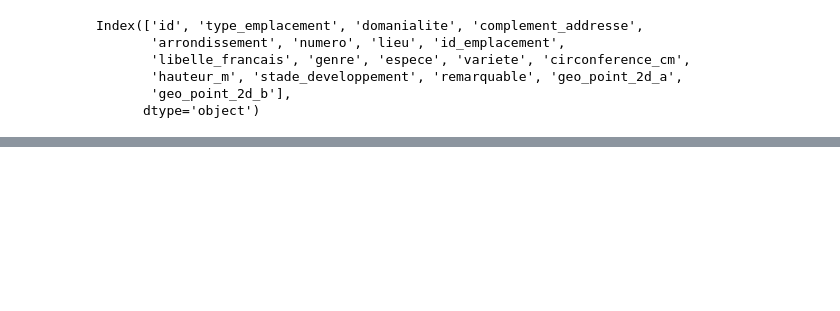
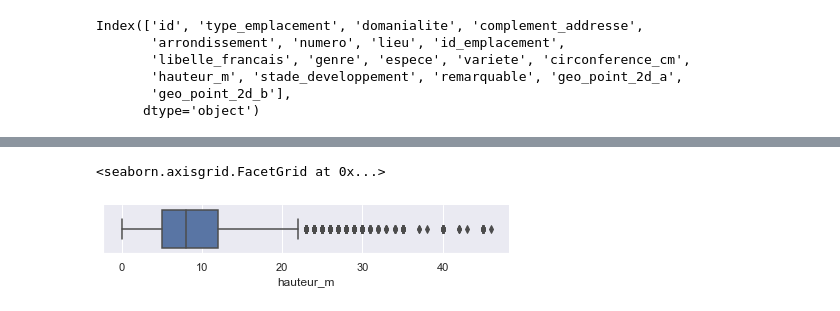
Before and after one commit to dicesare/Decrivez_et_nettoyez_votre_jeu_de_donnees, a Jupyter notebook: P2_01_notebook.ipynb, the cells around one changed output, grey strips where cells are left out. Saved outputs shown, nothing was run; the diff lists cells and outputs as text; code cells hidden in the pictures; blank space fills up the shorter version.

```diff
--- a/P2_01_notebook.ipynb
+++ b/P2_01_notebook.ipynb
@@ -441,0 +507,6 @@ max          2.465116
+# %%
+arbres_clean_hauteur = arbres_clean.where(arbres_clean.hauteur_m <= 46)
+sns.catplot(data=arbres_clean_hauteur, x='hauteur_m', hue ="hauteur_m", kind="box", height=1.5, aspect=4)
+# %% [output]
+<seaborn.axisgrid.FacetGrid at 0x...>
+[figure, added]
```
Also changed, not shown: parts of 20 cells of this notebook, 1 other file.
